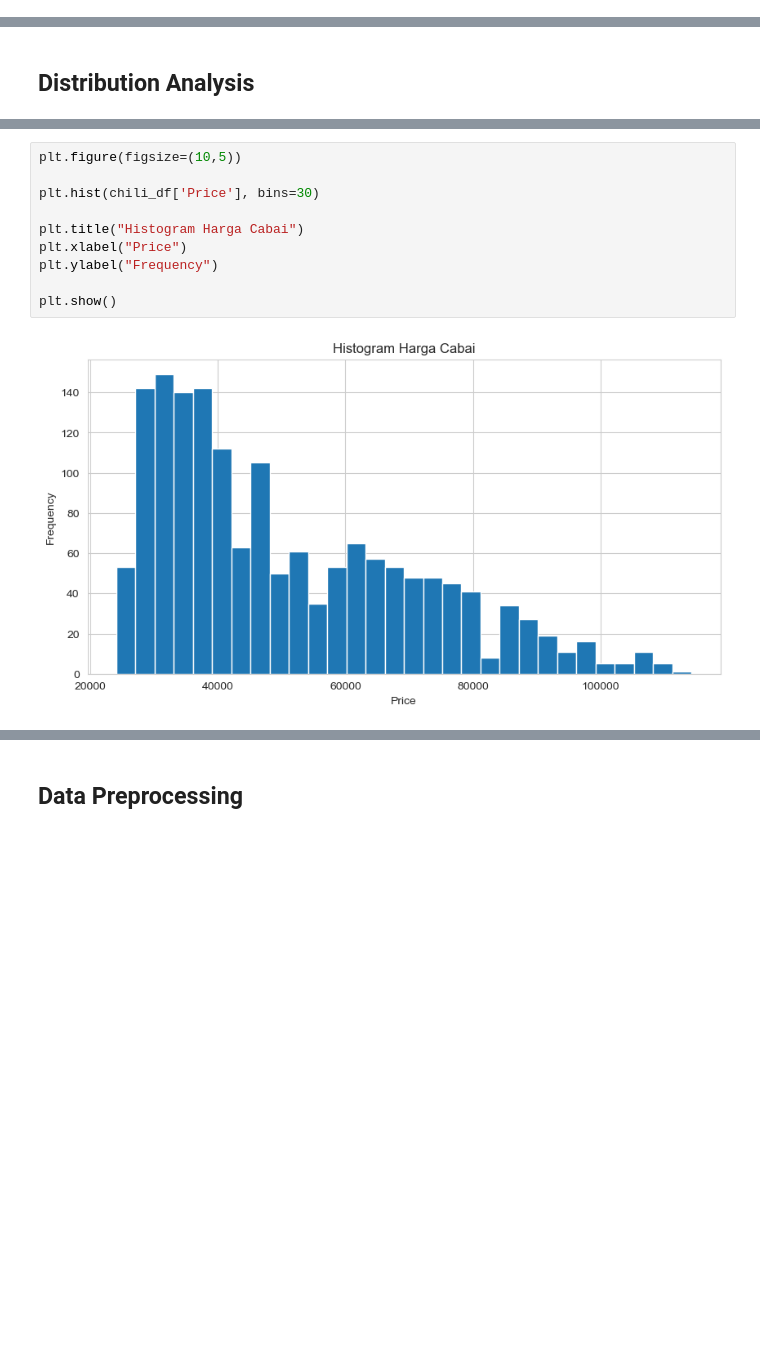
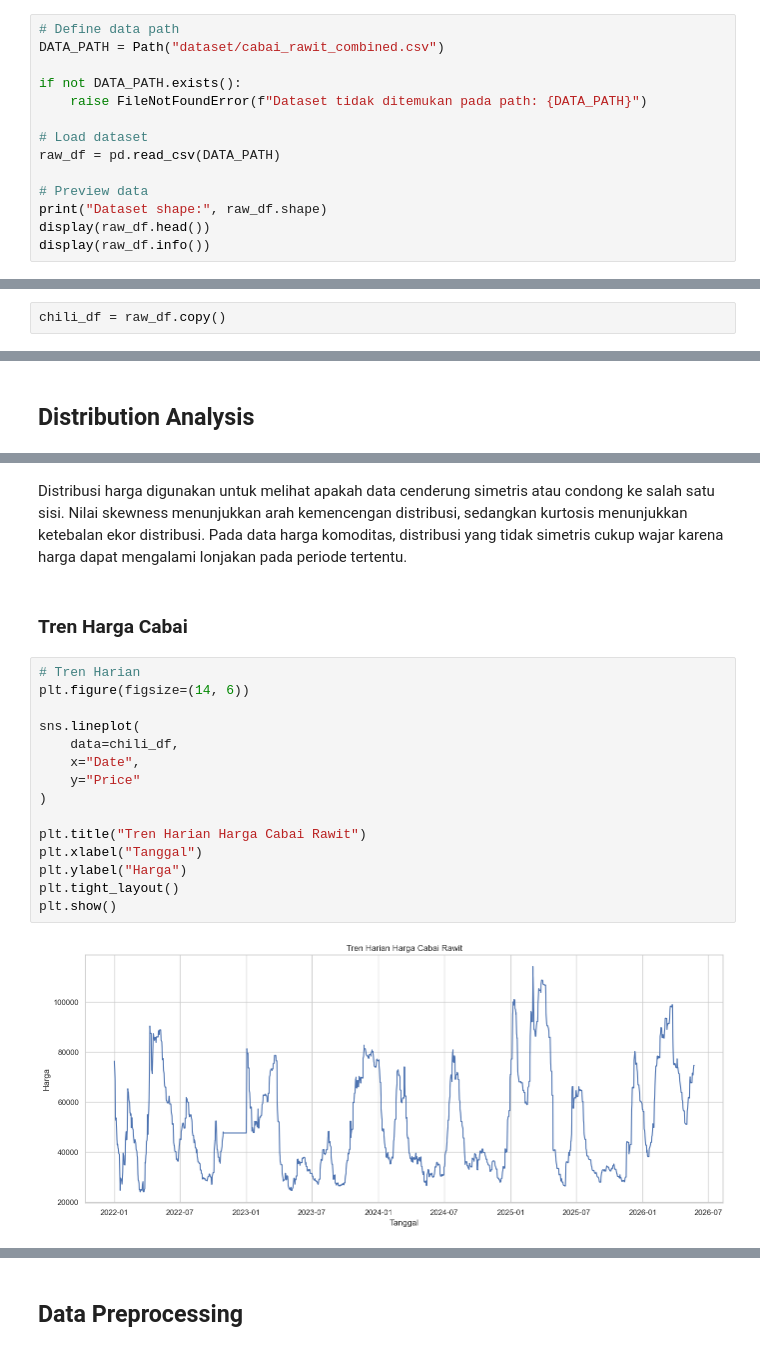
Before and after one commit to Sands225/Chili-Price-Prediction, a Jupyter notebook: chili_prediction.ipynb, the cells around one changed output, grey strips where cells are left out. Cells and saved outputs as stored; diff of their text form; blank space fills up the shorter version.

```diff
--- a/chili_prediction.ipynb
+++ b/chili_prediction.ipynb
@@ -25,0 +56,14 @@ chili_df = pd.read_csv('dataset/cabai_rawit_combined.csv')
+# %%
+# Define data path
+DATA_PATH = Path("dataset/cabai_rawit_combined.csv")
+
+if not DATA_PATH.exists():
+    raise FileNotFoundError(f"Dataset tidak ditemukan pada path: {DATA_PATH}")
+
+# Load dataset
+raw_df = pd.read_csv(DATA_PATH)
+
+# Preview data
+print("Dataset shape:", raw_df.shape)
+display(raw_df.head())
+display(raw_df.info())
@@ -26 +95,3 @@ chili_df = pd.read_csv('dataset/cabai_rawit_combined.csv')
+# %%
+chili_df = raw_df.copy()
 # %% [markdown]
@@ -201,12 +400,21 @@ Distribution: Right-Skewed
+# %% [markdown]
+Distribusi harga digunakan untuk melihat apakah data cenderung simetris atau condong ke salah satu sisi. Nilai skewness menunjukkan arah kemencengan distribusi, sedangkan kurtosis menunjukkan ketebalan ekor distribusi. Pada data harga komoditas, distribusi yang tidak simetris cukup wajar karena harga dapat mengalami lonjakan pada periode tertentu.
+# %% [markdown]
+### Tren Harga Cabai
 # %%
-plt.figure(figsize=(10,5))
+# Tren Harian
+plt.figure(figsize=(14, 6))
 
-plt.hist(chili_df['Price'], bins=30)
+sns.lineplot(
+    data=chili_df,
+    x="Date",
+    y="Price"
+)
 
-plt.title("Histogram Harga Cabai")
-plt.xlabel("Price")
-plt.ylabel("Frequency")
-
+plt.title("Tren Harian Harga Cabai Rawit")
+plt.xlabel("Tanggal")
+plt.ylabel("Harga")
+plt.tight_layout()
 plt.show()
 # %% [output]
-[figure, old version]
+[figure, new version]
```
Also changed, not shown: parts of 69 cells of this notebook.
